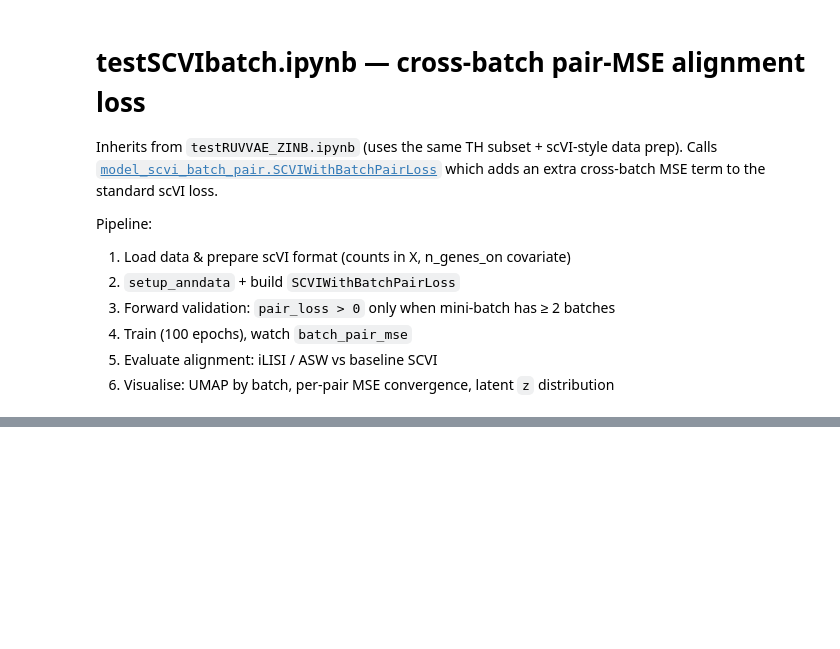
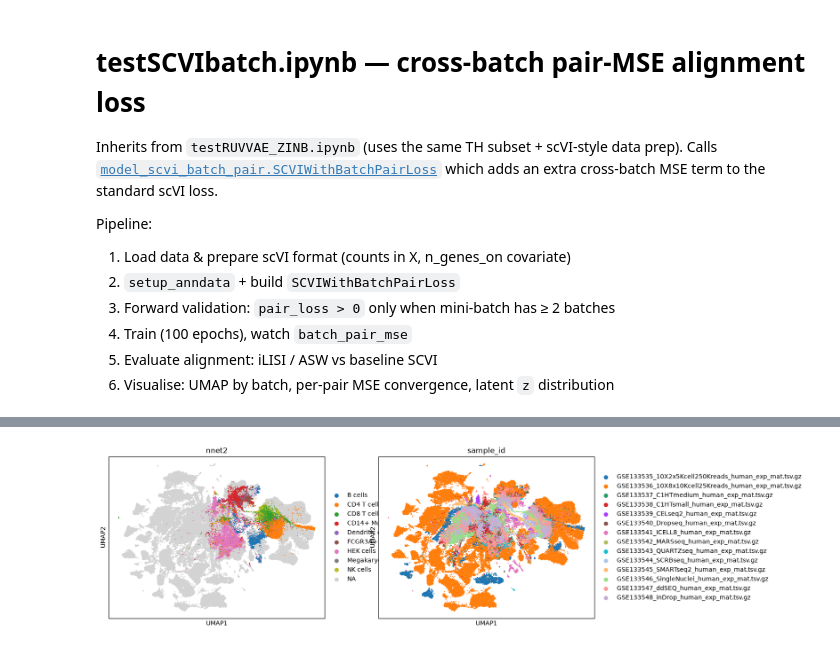
Before and after one commit to juychen/RUVDEG, a Jupyter notebook: postanalysis.ipynb, the cells around one changed output, grey strips where cells are left out. Saved outputs shown, nothing was run; the diff lists cells and outputs as text; code cells hidden in the pictures; blank space fills up the shorter version.

```diff
--- a/postanalysis.ipynb
+++ b/postanalysis.ipynb
@@ -136,2 +305,12 @@ for col in["meta_H1975","meta_H2228","meta_HCC827"]:
+# %%
+sc.pl.umap(
+    adata,
+    color=["nnet2","sample_id"],
+    # Setting a smaller point size to get prevent overlap
+    ncols=2,
+    size=10,
+)
+# %% [output]
+[figure, added]
 # %%
 sc.pl.umap(
```
Also changed, not shown: parts of 38 cells of this notebook, 6 other files.
